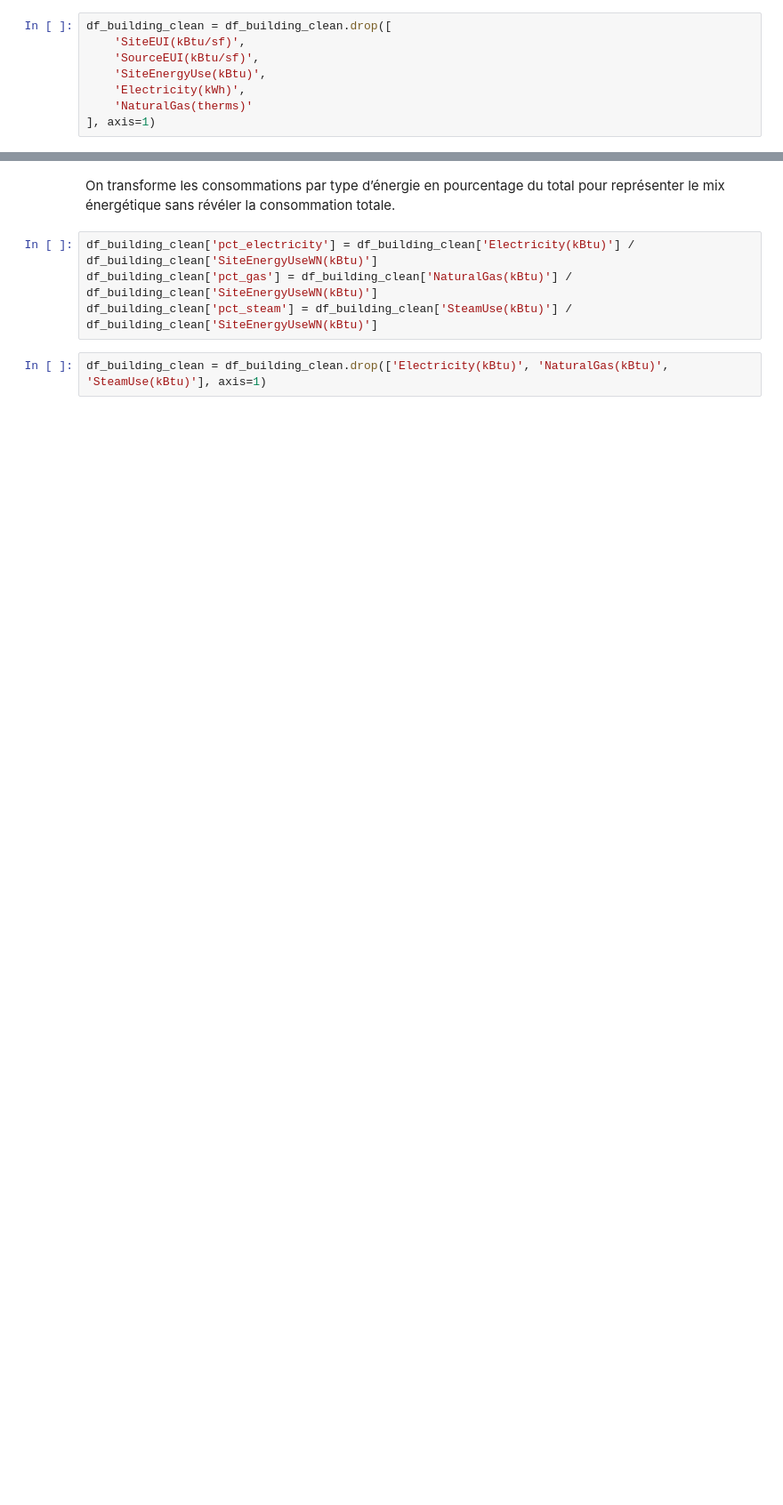
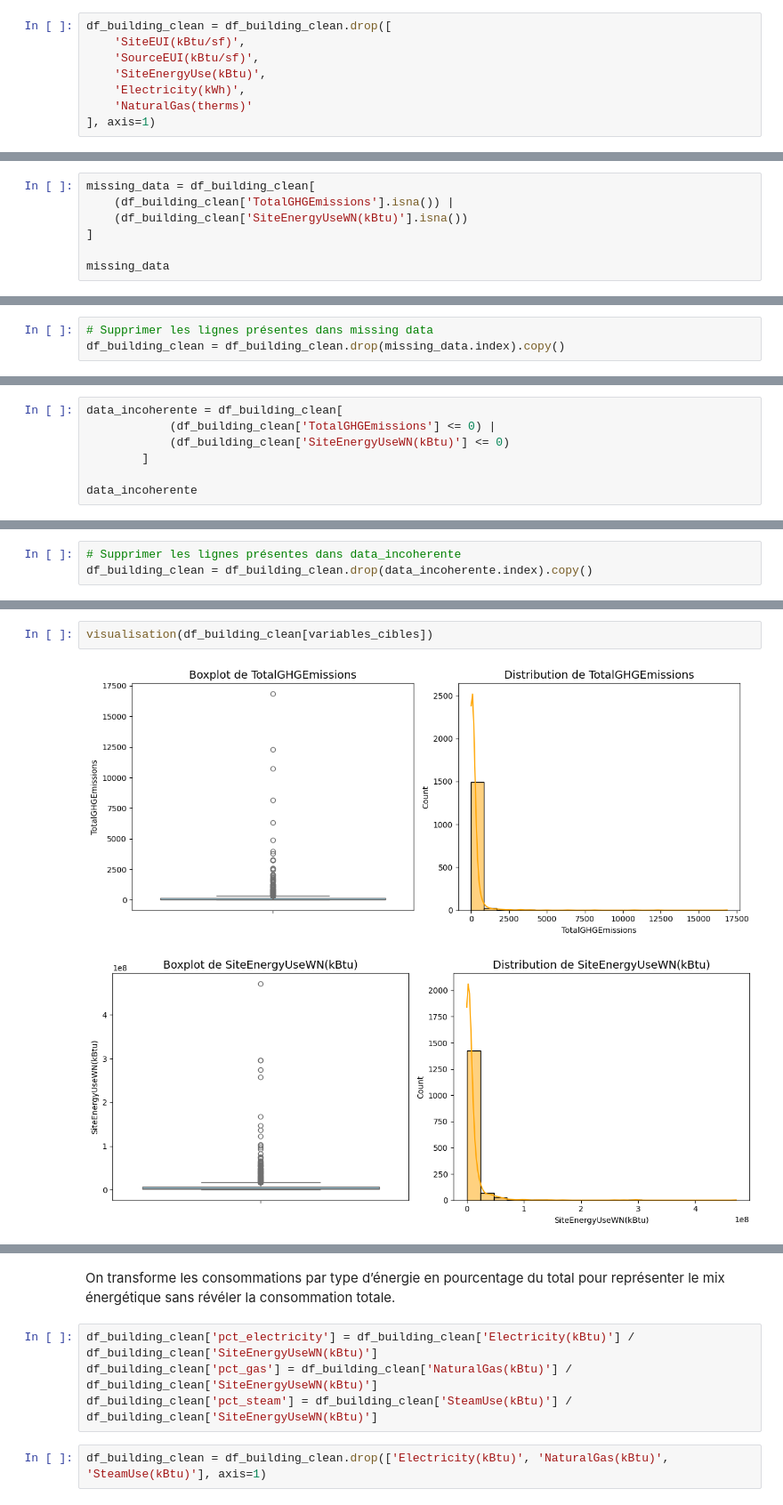
Before and after one commit to Solisdata/projet6_ml_api, a Jupyter notebook: 1_analyse_exploratoire.ipynb, the cells around one changed output, grey strips where cells are left out. Shown at 89% size. Drawn from its saved outputs; the diff is of its cells as text; blank space fills up the shorter version.

```diff
--- a/1_analyse_exploratoire.ipynb
+++ b/1_analyse_exploratoire.ipynb
@@ -276,0 +459,7 @@ df_building_clean = df_building_clean.drop([
+# %%
+missing_data = df_building_clean[
+    (df_building_clean['TotalGHGEmissions'].isna()) |
+    (df_building_clean['SiteEnergyUseWN(kBtu)'].isna())
+]
+
+missing_data
@@ -276,0 +480,3 @@ df_building_clean = df_building_clean.drop([
+# %%
+# Supprimer les lignes présentes dans missing data
+df_building_clean = df_building_clean.drop(missing_data.index).copy()
@@ -276,0 +498,7 @@ df_building_clean = df_building_clean.drop([
+# %%
+data_incoherente = df_building_clean[
+            (df_building_clean['TotalGHGEmissions'] <= 0) |
+            (df_building_clean['SiteEnergyUseWN(kBtu)'] <= 0)
+        ]
+
+data_incoherente
@@ -276,0 +524,3 @@ df_building_clean = df_building_clean.drop([
+# %%
+# Supprimer les lignes présentes dans data_incoherente
+df_building_clean = df_building_clean.drop(data_incoherente.index).copy()
@@ -276,0 +543,5 @@ df_building_clean = df_building_clean.drop([
+# %%
+visualisation(df_building_clean[variables_cibles])
+# %% [output]
+[figure, added]
+[figure, added]
```
Also changed, not shown: parts of 93 cells of this notebook.
